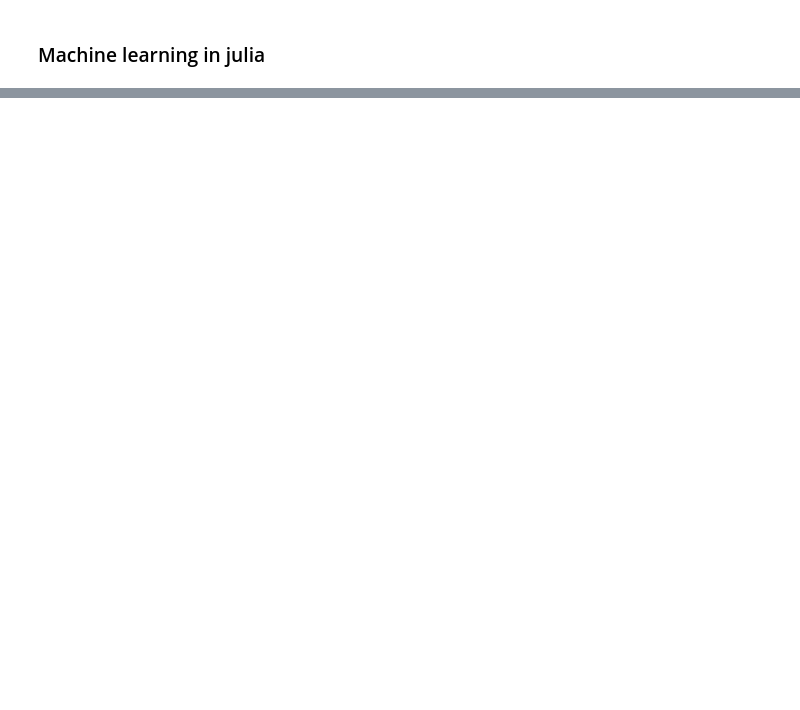
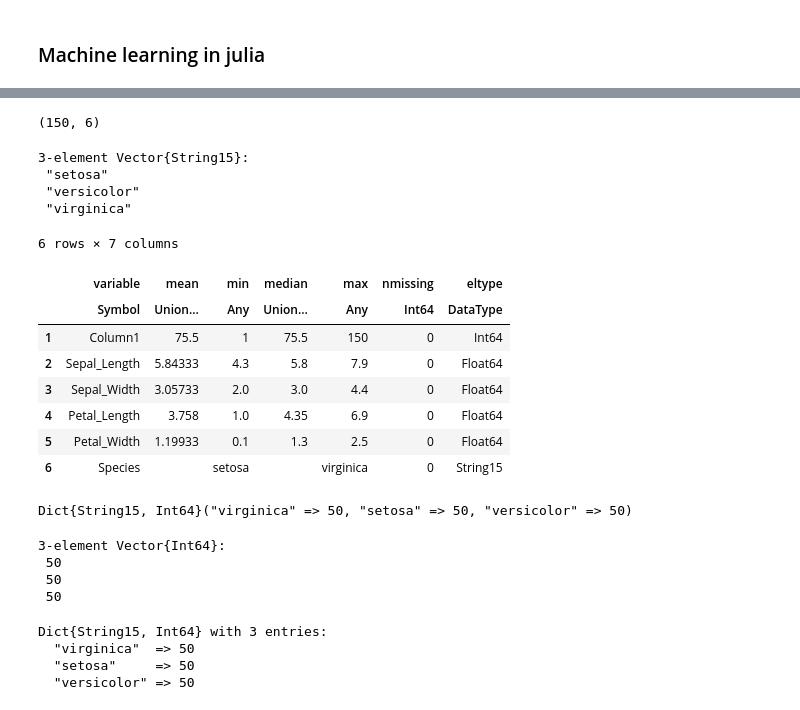
Before and after one commit to siddheshkadam21/Julia_lang_prac, a Jupyter notebook: ML_Julia.ipynb, the cells around one changed output, grey strips where cells are left out. Drawn from its saved outputs; the diff is of its cells as text; code cells hidden in the pictures; blank space fills up the shorter version.

```diff
--- a/ML_Julia.ipynb
+++ b/ML_Julia.ipynb
@@ -13,2 +75,2 @@ using ScikitLearn: fit!, predict
 # %%
-iris = CSV.read("iris.csv",DataFrame, normalizenames = true); # reading data file
+df = CSV.read("iris.csv",DataFrame, normalizenames = true); # reading data file
@@ -16,0 +88,23 @@ iris_x =iris[:,[1,2,3,4]];
+# %%
+size(df) # shape of data or size
+# %% [output]
+(150, 6)
+# %%
+unique(df.Species)
+# %% [output]
+3-element Vector{String15}:
+ "setosa"
+ "versicolor"
+ "virginica"
+# %%
+describe(df)
+# %% [output]
+6 rows × 7 columns
+|  | variable | mean | min | median | max | nmissing | eltype |
+|  | Symbol | Union… | Any | Union… | Any | Int64 | DataType |
+| 1 | Column1 | 75.5 | 1 | 75.5 | 150 | 0 | Int64 |
+| 2 | Sepal_Length | 5.84333 | 4.3 | 5.8 | 7.9 | 0 | Float64 |
+| 3 | Sepal_Width | 3.05733 | 2.0 | 3.0 | 4.4 | 0 | Float64 |
+| 4 | Petal_Length | 3.758 | 1.0 | 4.35 | 6.9 | 0 | Float64 |
+| 5 | Petal_Width | 1.19933 | 0.1 | 1.3 | 2.5 | 0 | Float64 |
+| 6 | Species |  | setosa |  | virginica | 0 | String15 |
@@ -16,0 +118,13 @@ iris_x =iris[:,[1,2,3,4]];
+# %%
+x= countmap(df.Species)
+print(x)
+# %% [output]
+Dict{String15, Int64}("virginica" => 50, "setosa" => 50, "versicolor" => 50)
+# %%
+a= ["virginica", "setosa", "versicolor"]
+b= [50, 50, 50]
+# %% [output]
+3-element Vector{Int64}:
+ 50
+ 50
+ 50
@@ -16,0 +134,7 @@ iris_x =iris[:,[1,2,3,4]];
+# %%
+countmap(df.Species) # as thing as pie chart
+# %% [output]
+Dict{String15, Int64} with 3 entries:
+  "virginica"  => 50
+  "setosa"     => 50
+  "versicolor" => 50
```
Also changed, not shown: parts of 26 cells of this notebook.
